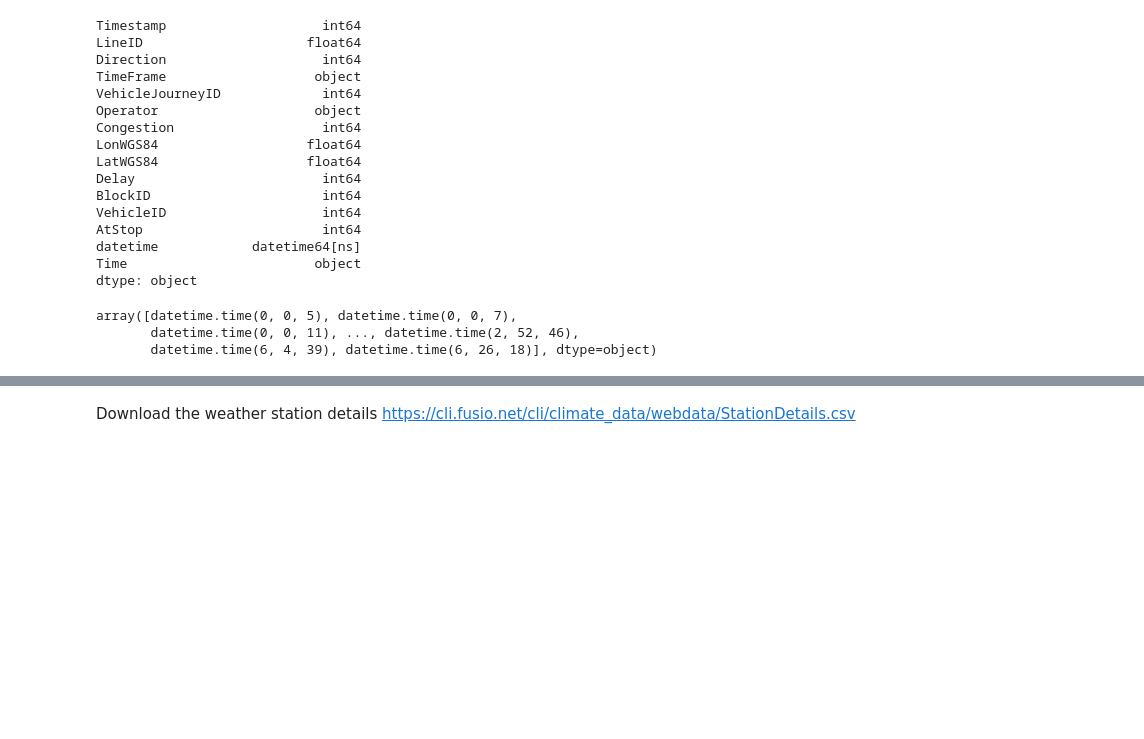
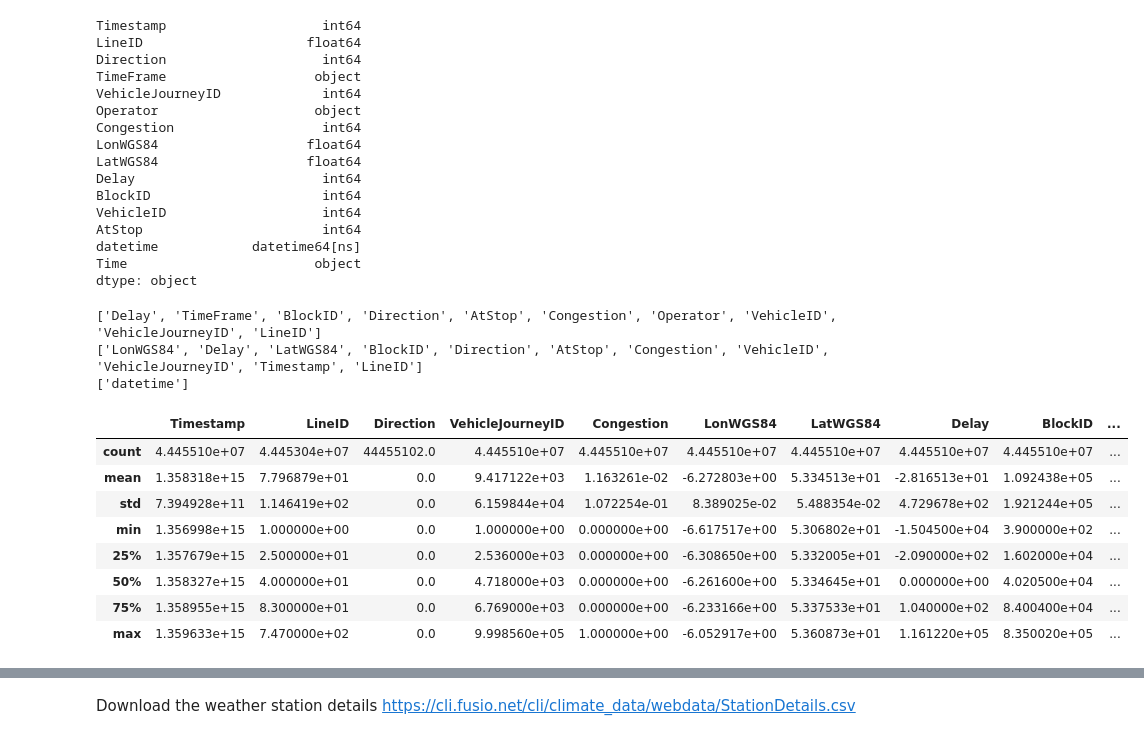
Before and after one commit to sba22230/DublinBusWeatherProject, a Jupyter notebook: CA 1 - Project Code.ipynb, the cells around one changed output, grey strips where cells are left out. Saved outputs shown, nothing was run; the diff lists cells and outputs as text; code cells hidden in the pictures; blank space fills up the shorter version.

```diff
--- a/CA 1 - Project Code.ipynb
+++ b/CA 1 - Project Code.ipynb
@@ -153,6 +119,27 @@ AtStop                       int64
 datetime            datetime64[ns]
 Time                        object
 dtype: object
+# %%
+# Getting the list of column Types
+CategoricalColumns = list(set(['LineID', 'Direction', 'TimeFrame', 'VehicleJourneyID', 'Operator', 'Congestion',  'Delay', 'BlockID', 'VehicleID', 'StopID', 'AtStop']))
+NumericalColumns = list(set(list(df.select_dtypes([np.number]).columns)))
+#objectTypeColumns = list(set(list(df.select_dtypes([np.object_]).columns)))
+DateColumns = list(set(list(df.select_dtypes([np.datetime64]).columns)))
+
+
+#print(objectTypeColumns)
+
+
+CategoricalColumns = list(set(CategoricalColumns) - set(ColumnsToExclude)-set(DateColumns))
+NumericalColumns = list(set(NumericalColumns)-set(ColumnsToExclude)-set(DateColumns))
+
+print(CategoricalColumns)
+print(NumericalColumns)
+print(DateColumns)
+# %% [output]
+['Delay', 'TimeFrame', 'BlockID', 'Direction', 'AtStop', 'Congestion', 'Operator', 'VehicleID', 'VehicleJourneyID', 'LineID']
+['LonWGS84', 'Delay', 'LatWGS84', 'BlockID', 'Direction', 'AtStop', 'Congestion', 'VehicleID', 'VehicleJourneyID', 'Timestamp', 'LineID']
+['datetime']
 # %%
 def num_missing(x):
     return len(x.index)-x.count()
@@ -167,12 +154,18 @@ unq_df = pd.DataFrame(df.apply(num_unique, axis=0))
 unq_df.columns = ['unique']
 types_df = pd.DataFrame(df.dtypes)
 types_df.columns = ['DataType']
-# %%
-df['Time'].unique()
-# %% [output]
-array([datetime.time(0, 0, 5), datetime.time(0, 0, 7),
-       datetime.time(0, 0, 11), ..., datetime.time(2, 52, 46),
-       datetime.time(6, 4, 39), datetime.time(6, 26, 18)], dtype=object)
+# %%
+df.describe()
+# %% [output]
+|  | Timestamp | LineID | Direction | VehicleJourneyID | Congestion | LonWGS84 | LatWGS84 | Delay | BlockID | ... |
+| count | 4.445510e+07 | 4.445304e+07 | 44455102.0 | 4.445510e+07 | 4.445510e+07 | 4.445510e+07 | 4.445510e+07 | 4.445510e+07 | 4.445510e+07 | ... |
+| mean | 1.358318e+15 | 7.796879e+01 | 0.0 | 9.417122e+03 | 1.163261e-02 | -6.272803e+00 | 5.334513e+01 | -2.816513e+01 | 1.092438e+05 | ... |
+| std | 7.394928e+11 | 1.146419e+02 | 0.0 | 6.159844e+04 | 1.072254e-01 | 8.389025e-02 | 5.488354e-02 | 4.729678e+02 | 1.921244e+05 | ... |
+| min | 1.356998e+15 | 1.000000e+00 | 0.0 | 1.000000e+00 | 0.000000e+00 | -6.617517e+00 | 5.306802e+01 | -1.504500e+04 | 3.900000e+02 | ... |
+| 25% | 1.357679e+15 | 2.500000e+01 | 0.0 | 2.536000e+03 | 0.000000e+00 | -6.308650e+00 | 5.332005e+01 | -2.090000e+02 | 1.602000e+04 | ... |
+| 50% | 1.358327e+15 | 4.000000e+01 | 0.0 | 4.718000e+03 | 0.000000e+00 | -6.261600e+00 | 5.334645e+01 | 0.000000e+00 | 4.020500e+04 | ... |
+| 75% | 1.358955e+15 | 8.300000e+01 | 0.0 | 6.769000e+03 | 0.000000e+00 | -6.233166e+00 | 5.337533e+01 | 1.040000e+02 | 8.400400e+04 | ... |
+| max | 1.359633e+15 | 7.470000e+02 | 0.0 | 9.998560e+05 | 1.000000e+00 | -6.052917e+00 | 5.360873e+01 | 1.161220e+05 | 8.350020e+05 | ... |
 # %%
 summary_df = temp_df.join(missing_df).join(unq_df).join(types_df)
 summary_df
```
Also changed, not shown: parts of 9 cells of this notebook.
